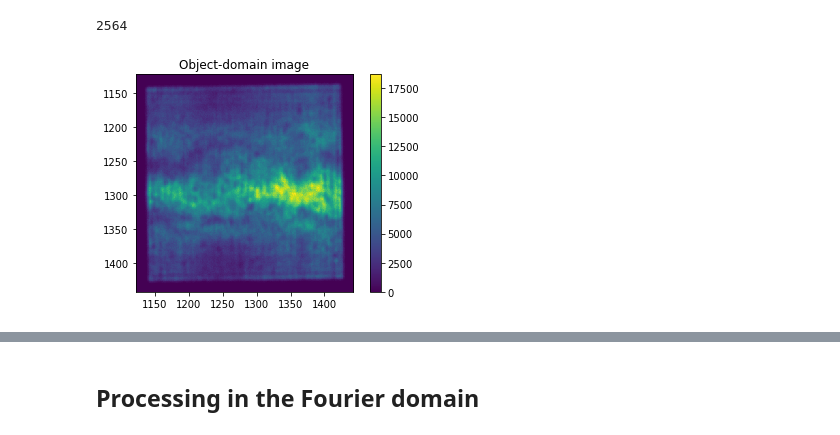
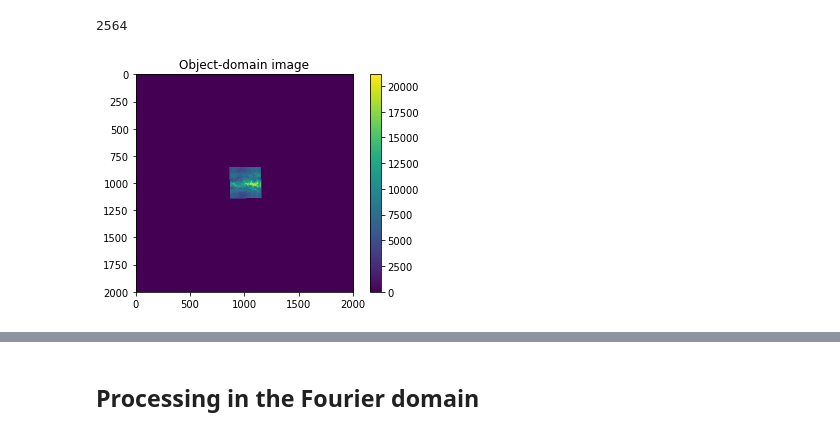
Before and after one commit to pkliui/PhaseRetrieval, a Jupyter notebook: docs/PhaseRetrieval.ipynb, the cells around one changed output, grey strips where cells are left out. Drawn from its saved outputs; the diff is of its cells as text; code cells hidden in the pictures.

```diff
--- a/docs/PhaseRetrieval.ipynb
+++ b/docs/PhaseRetrieval.ipynb
@@ -315,6 +489,6 @@ Object domain: Image was resampled and its current shape is (2000, 2000)
 Object domain: Image was resampled with the downsampling ratio = 1.0 and zero-padded to npixels_final X npixels_final= 2564 X 2564 pixels
 2564
 # %%
-rs.plot_image(zoom=8)
+rs.plot_image(zoom=1)
 # %% [output]
-[figure, old version]
+[figure, new version]
```
Also changed, not shown: parts of 60 cells of this notebook.
